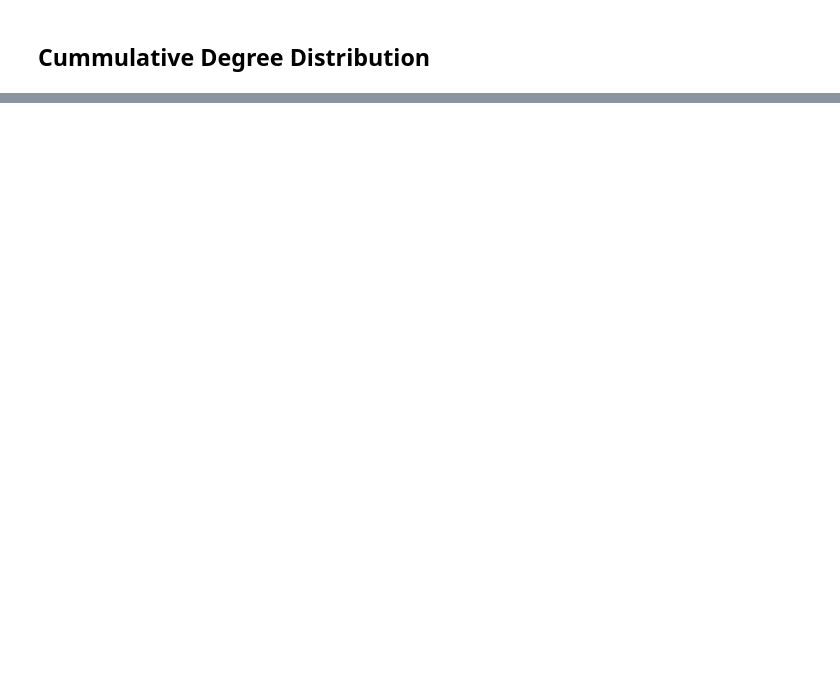
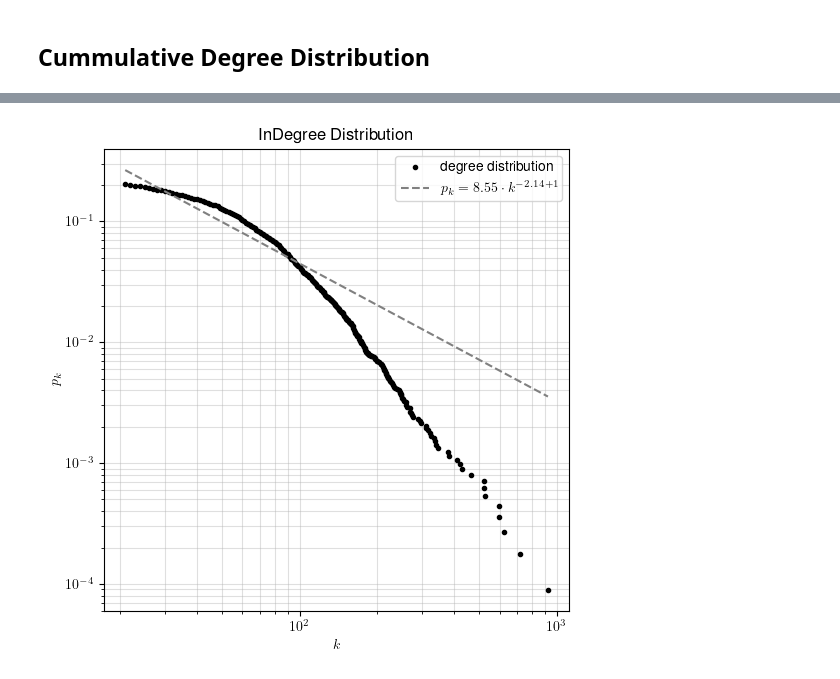
Before and after one commit to lucasguesserts/MO412-graph-algorithms, a Jupyter notebook: project/explore.ipynb, the cells around one changed output, grey strips where cells are left out. Saved outputs shown, nothing was run; the diff lists cells and outputs as text; code cells hidden in the pictures; blank space fills up the shorter version.

```diff
--- a/project/explore.ipynb
+++ b/project/explore.ipynb
@@ -109,0 +112,10 @@ fig
+# %%
+fig = plt.figure(figsize=(6, 6))
+ax = fig.add_subplot(111)
+cdd = CummulativeDegreeDistribution(g, DegreeType.IN)
+cdd.plot(ax)
+fig.savefig(os.path.join(output_dir, cdd.file_name))
+plt.close(fig)
+fig
+# %% [output]
+[figure, added]
```
Also changed, not shown: parts of 8 cells of this notebook, 5 other files.
